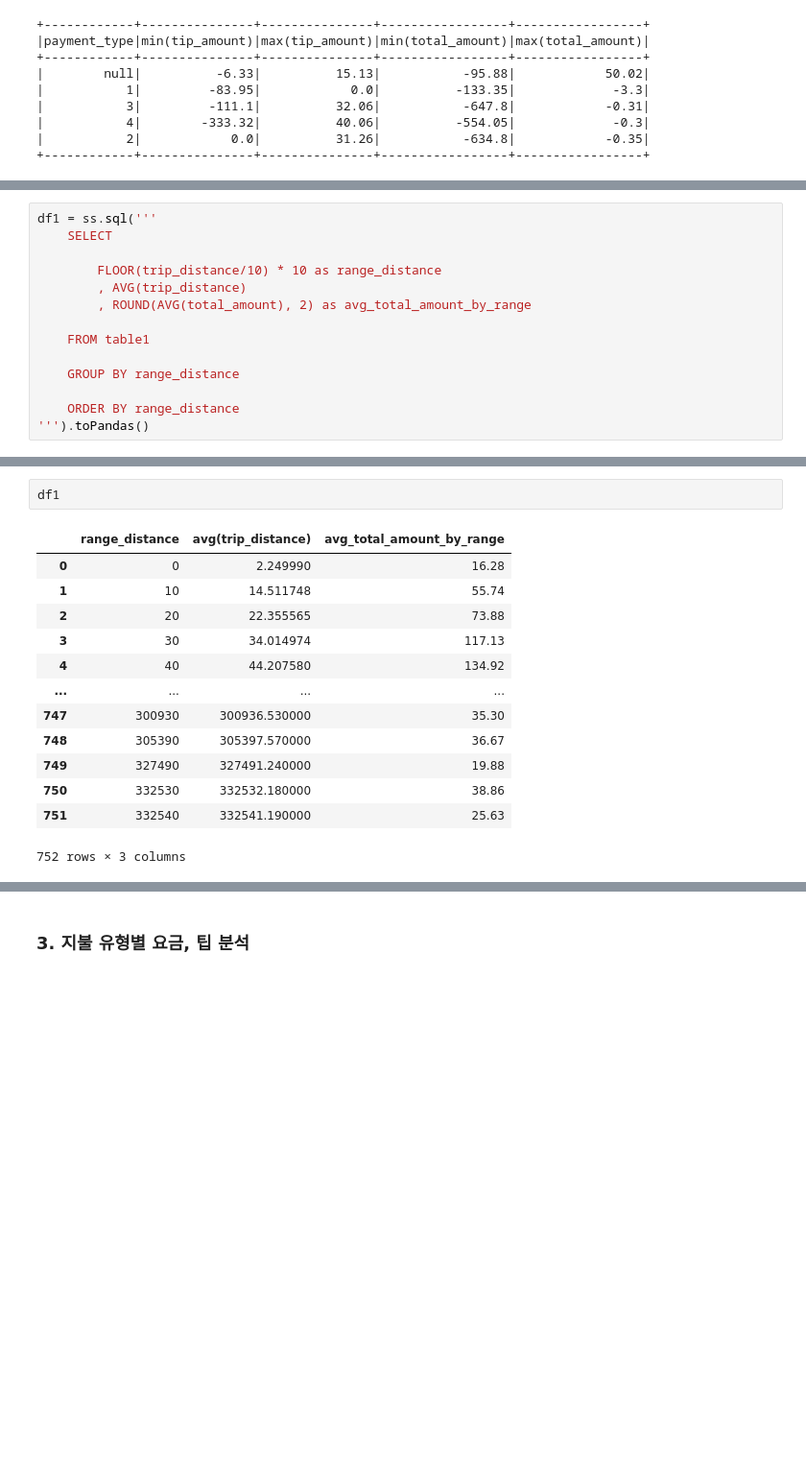
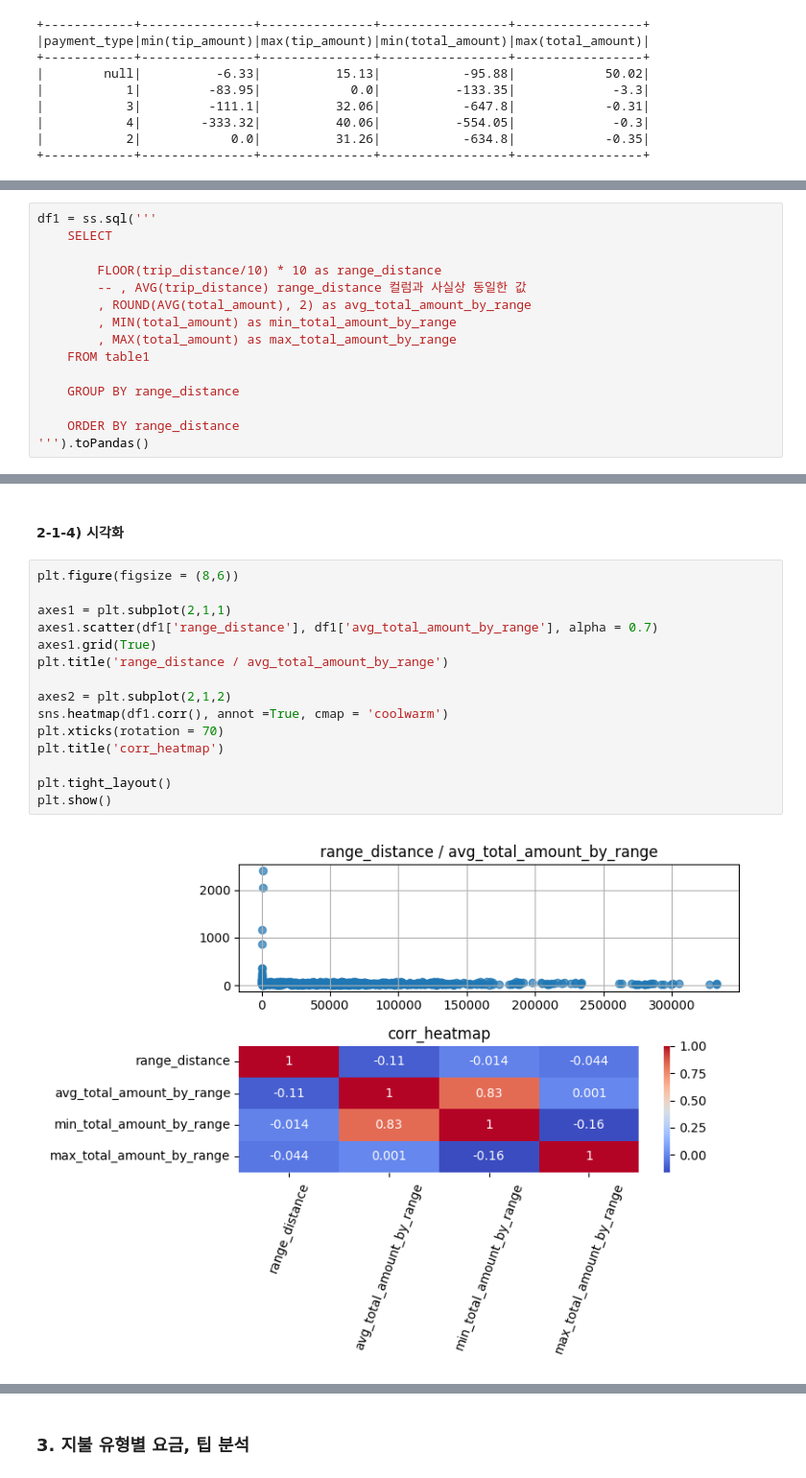
Before and after one commit to ZeroJoon2/aws_test, a Jupyter notebook: src/241211_YellowTaxi2.ipynb, the cells around one changed output, grey strips where cells are left out. Shown at 96% size. Drawn from its saved outputs; the diff is of its cells as text; blank space fills up the shorter version.

```diff
--- a/src/241211_YellowTaxi2.ipynb
+++ b/src/241211_YellowTaxi2.ipynb
@@ -125,9 +299,10 @@ df1 = ss.sql('''
     SELECT
 
         FLOOR(trip_distance/10) * 10 as range_distance
-        , AVG(trip_distance)
+        -- , AVG(trip_distance) range_distance 컬럼과 사실상 동일한 값
         , ROUND(AVG(total_amount), 2) as avg_total_amount_by_range
-
+        , MIN(total_amount) as min_total_amount_by_range
+        , MAX(total_amount) as max_total_amount_by_range
     FROM table1
 
     GROUP BY range_distance
@@ -137,16 +327,19 @@ df1 = ss.sql('''
+# %% [markdown]
+#### 2-1-4) 시각화
 # %%
-df1
+plt.figure(figsize = (8,6))
+
+axes1 = plt.subplot(2,1,1)
+axes1.scatter(df1['range_distance'], df1['avg_total_amount_by_range'], alpha = 0.7)
+axes1.grid(True)
+plt.title('range_distance / avg_total_amount_by_range')
+
+axes2 = plt.subplot(2,1,2)
+sns.heatmap(df1.corr(), annot =True, cmap = 'coolwarm')
+plt.xticks(rotation = 70)
+plt.title('corr_heatmap')
+
+plt.tight_layout()
+plt.show()
 # %% [output]
-|  | range_distance | avg(trip_distance) | avg_total_amount_by_range |
-| 0 | 0 | 2.249990 | 16.28 |
-| 1 | 10 | 14.511748 | 55.74 |
-| 2 | 20 | 22.355565 | 73.88 |
-| 3 | 30 | 34.014974 | 117.13 |
-| 4 | 40 | 44.207580 | 134.92 |
-| ... | ... | ... | ... |
-| 747 | 300930 | 300936.530000 | 35.30 |
-| 748 | 305390 | 305397.570000 | 36.67 |
-| 749 | 327490 | 327491.240000 | 19.88 |
-| 750 | 332530 | 332532.180000 | 38.86 |
-| 751 | 332540 | 332541.190000 | 25.63 |
-752 rows × 3 columns
+[figure, added]
```
Also changed, not shown: parts of 41 cells of this notebook, 2 other files.
